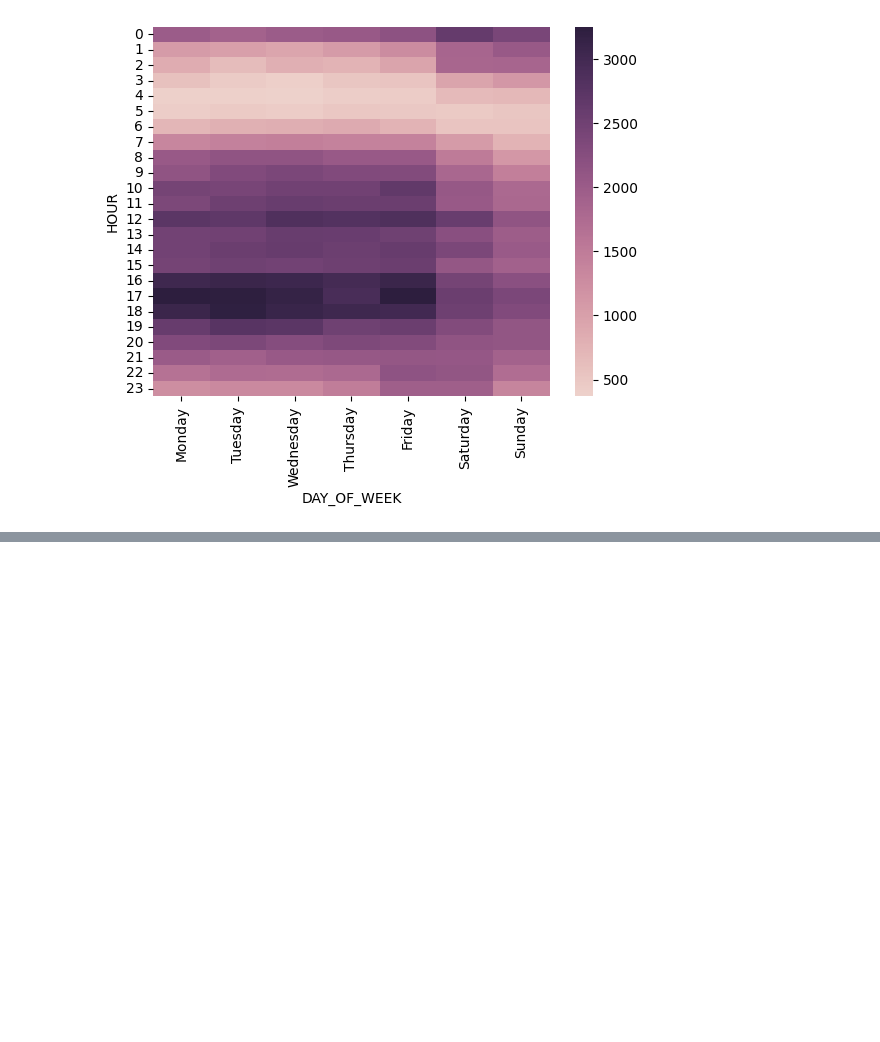
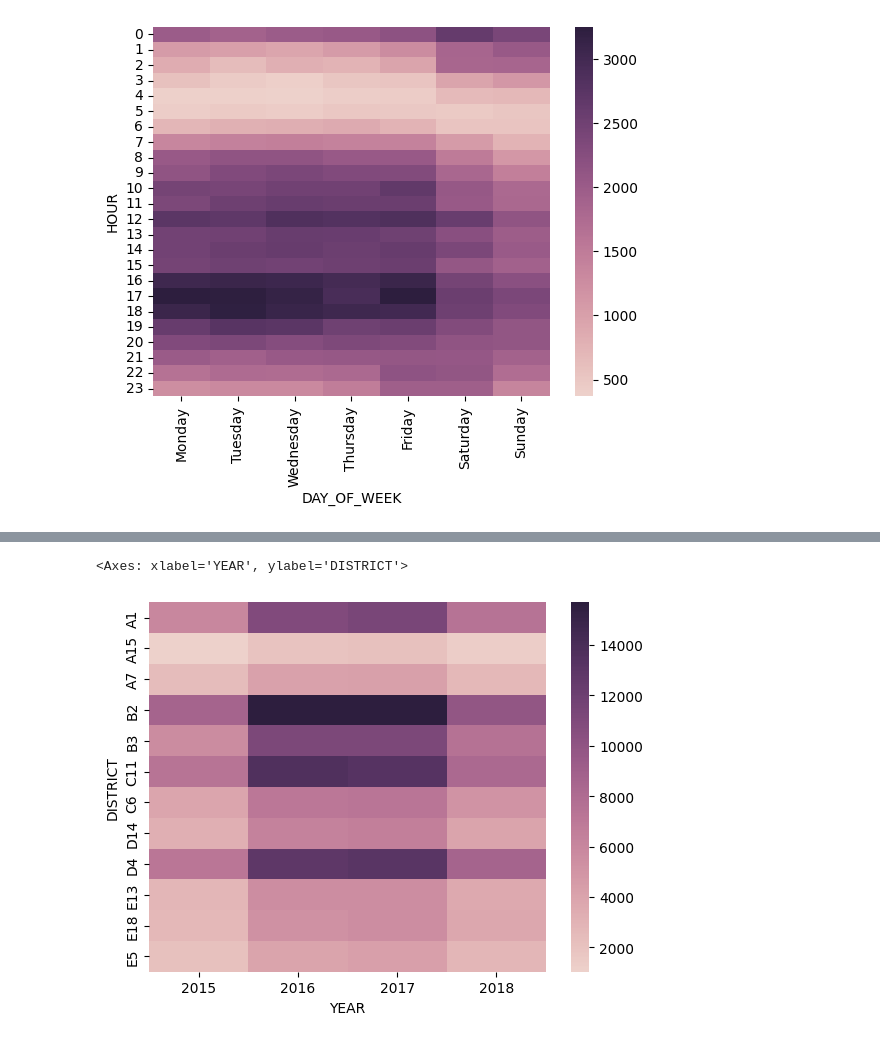
Before and after one commit to francisphamsd/crime-data-exploration, a Jupyter notebook: BostonCrimeAnalysis.ipynb, the cells around one changed output, grey strips where cells are left out. Cells and saved outputs as stored; diff of their text form; code cells hidden in the pictures; blank space fills up the shorter version.

```diff
--- a/BostonCrimeAnalysis.ipynb
+++ b/BostonCrimeAnalysis.ipynb
@@ -365,0 +414,7 @@ sns.heatmap(week_and_hour, cmap=sns.cubehelix_palette(as_cmap=True))
+# %%
+# 6. In which districts were the most crimes committed on yearly basis?
+district_yearly = crime.groupby(['DISTRICT', 'YEAR']).count()['INCIDENT_NUMBER'].unstack()
+sns.heatmap(district_yearly, cmap=sns.cubehelix_palette(as_cmap=True))
+# %% [output]
+<Axes: xlabel='YEAR', ylabel='DISTRICT'>
+[figure, added]
```
Also changed, not shown: parts of 5 cells of this notebook, 1 other file.
